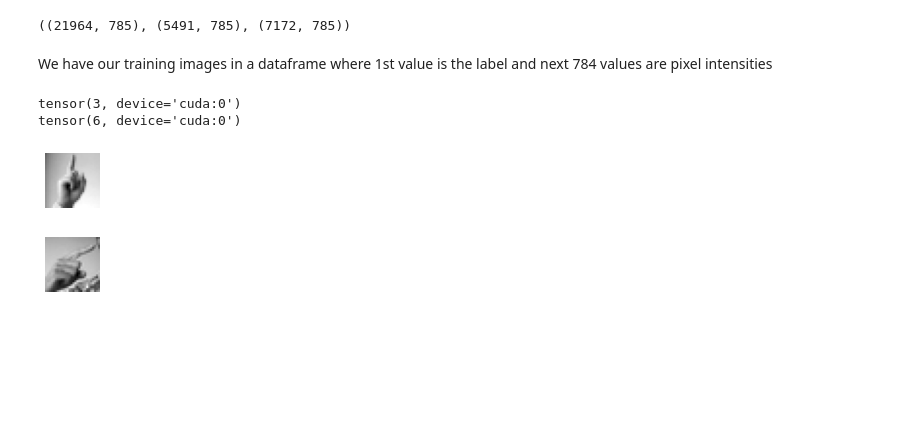
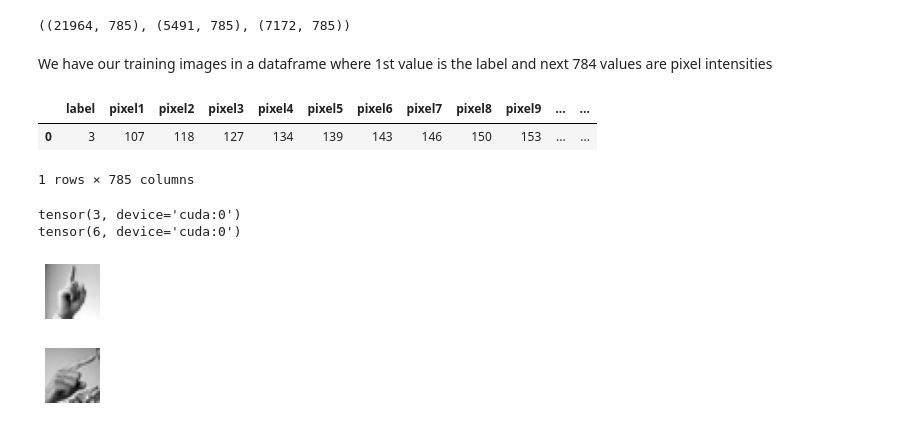
Before and after one commit to vinaykudari/my-jouney-into-machine-learning, a Jupyter notebook: _notebooks/2020-09-30-American-sign-language-classifier-from-scratch.ipynb, the cells around one changed output. Cells and saved outputs as stored; diff of their text form; code cells hidden in the pictures; blank space fills up the shorter version.

```diff
--- a/_notebooks/2020-09-30-American-sign-language-classifier-from-scratch.ipynb
+++ b/_notebooks/2020-09-30-American-sign-language-classifier-from-scratch.ipynb
@@ -27,6 +38,10 @@ if path.exists('/storage'):
     # Paperspace
     train_df = pd.read_csv('/storage/data/asl/sign_mnist_train.csv')
     test_df = pd.read_csv('/storage/data/asl/sign_mnist_test.csv')
+elif path.exists('/Users/vinay/Datasets/'):
+    # Local
+    train_df = pd.read_csv('/Users/vinay/Datasets/asl/sign_mnist_train.csv')
+    test_df = pd.read_csv('/Users/vinay/Datasets/asl/sign_mnist_test.csv')
 else:
     # GCP
     train_df = pd.read_csv('/home/jupyter/datasets/asl/sign_mnist_train.csv')
@@ -41,6 +56,12 @@ train_df.shape, valid_df.shape, test_df.shape
 ((21964, 785), (5491, 785), (7172, 785))
 # %% [markdown]
 We have our training images in a dataframe where 1st value is the label and next 784 values are pixel intensities
+# %%
+train_df.head(1)
+# %% [output]
+|  | label | pixel1 | pixel2 | pixel3 | pixel4 | pixel5 | pixel6 | pixel7 | pixel8 | pixel9 | ... | ... |
+| 0 | 3 | 107 | 118 | 127 | 134 | 139 | 143 | 146 | 150 | 153 | ... | ... |
+1 rows × 785 columns
 # %%
 # Select all the labels
 def get_labels(df):
```
Also changed, not shown: parts of 6 cells of this notebook, 8 other files.
